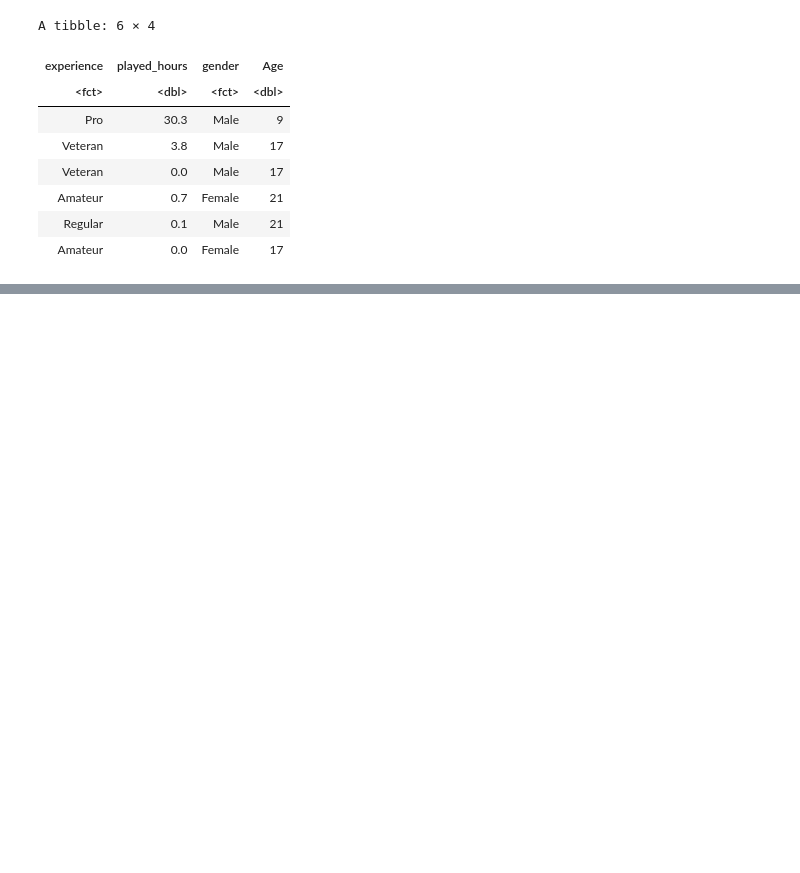
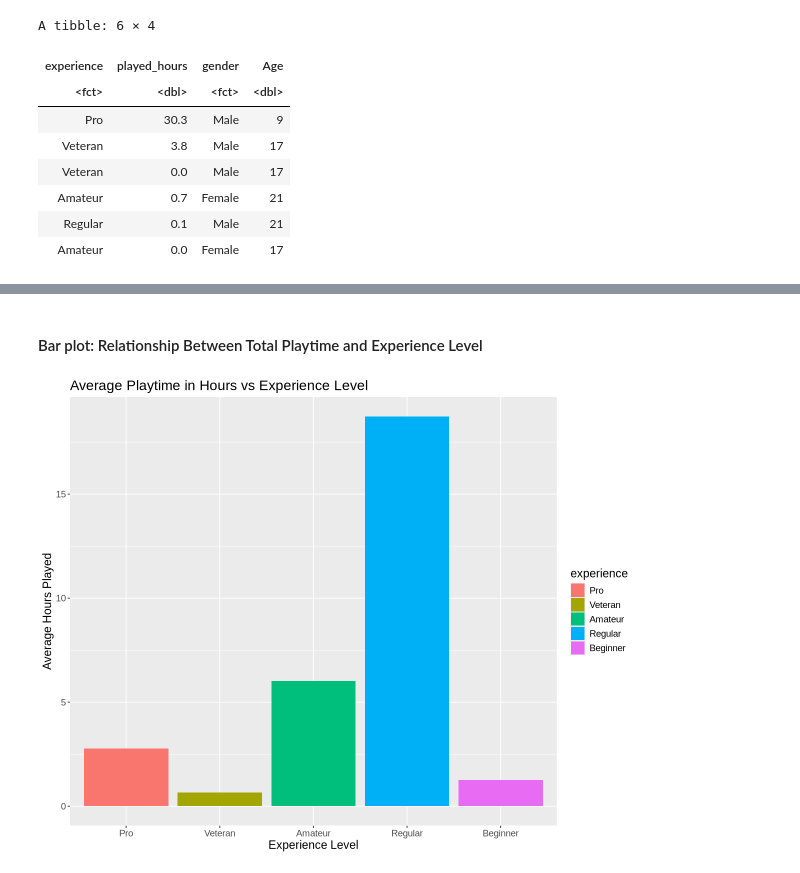
Before and after one commit to ariielz/individual_planning, a Jupyter notebook: Individual planning.ipynb, the cells around one changed output, grey strips where cells are left out. Cells and saved outputs as stored; diff of their text form; code cells hidden in the pictures; blank space fills up the shorter version.

```diff
--- a/Individual planning.ipynb
+++ b/Individual planning.ipynb
@@ -99,0 +140,18 @@ A tibble: 6 × 4
+# %% [markdown]
+#### Bar plot: Relationship Between Total Playtime and Experience Level
+# %%
+options(repr.plot.width = 10, repr.plot.height = 8)
+mean_experience <- players_tidy |>
+                group_by(experience) |>
+                summarize(mean_played_hours = mean(played_hours, na.rm = TRUE))
+
+experience_play_time_plot <- mean_experience |>
+                    ggplot(aes(x = experience, y = mean_played_hours, fill = experience)) +
+                    geom_bar(stat = "identity") +
+                    labs(x = "Experience Level",
+                         y = "Average Hours Played",
+                         title = "Average Playtime in Hours vs Experience Level") +
+                    theme(text = element_text(size = 14))
+experience_play_time_plot
+# %% [output]
+[figure, added]
```
Also changed, not shown: parts of 11 cells of this notebook.
